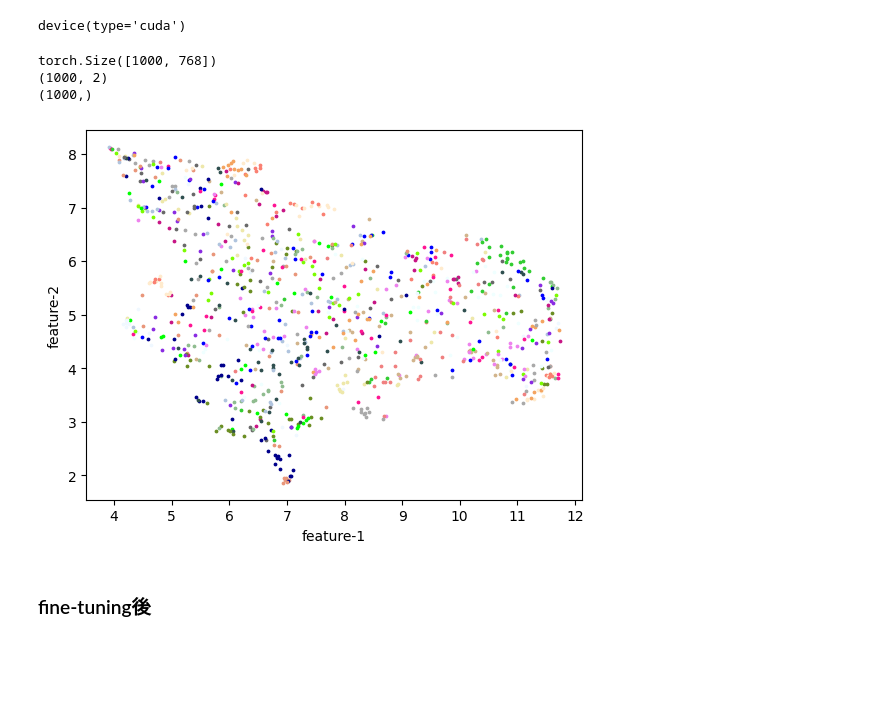
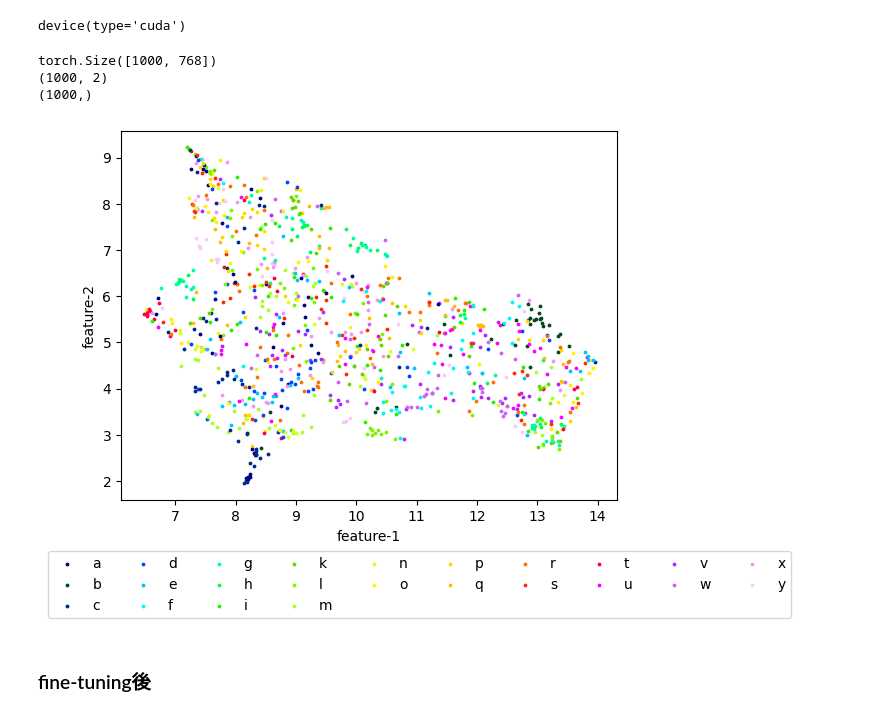
Before and after one commit to HoriiLabWork/lab-work, a Jupyter notebook: asl_vit_finetuning.ipynb, the cells around one changed output. Drawn from its saved outputs; the diff is of its cells as text; code cells hidden in the pictures; blank space fills up the shorter version.

Commit message:
asl change color

```diff
--- a/asl_vit_finetuning.ipynb
+++ b/asl_vit_finetuning.ipynb
@@ -388,6 +388,7 @@ from umap import UMAP
 
 import matplotlib.pyplot as plt
 import matplotlib.colors as colors
+import matplotlib.cm as cm
 import random
 
 def choose_colors(num_colors):
@@ -400,37 +401,45 @@ def plot_tokens(tokens, labels, label2color):
     # tsne = TSNE(n_components=2)
     # zs = tsne.fit_transform(tokens.numpy())
     umap = UMAP()
     zs = umap.fit_transform(tokens.numpy())
     ys = labels.numpy()
     print(zs.shape)
     print(ys.shape)
     fig = plt.figure()
     ax = fig.add_subplot()
     ax.set_xlabel('feature-1')
     ax.set_ylabel('feature-2')
+    cmap = cm.get_cmap('gist_ncar')
 
+    label2point = {}
     for x, y in zip(zs, ys):
         mp = ax.scatter(x[0], x[1],
                         alpha=1,
                         label=id2label[y],
-                        c=label2color[y],
-                        s=3,
-                        cmap="jet")
+                        # c=label2color[y],
+                        c=y,
+                        cmap=cmap,
+                        vmin=0,
+                        vmax=len(set(ys)),
+                        s=3,)
+        label2point[id2label[y]] = mp
+    labels, handles = zip(*sorted(label2point.items()))
+    fig.legend(handles, labels, bbox_to_anchor=(0, -0.15), loc='lower left', ncol=10)
     plt.show()
 
 label2color = choose_colors(len(label2id))
 
 tokens, labels = CLE_tokens(non_finetuned_model.to(device),
                             feature_extractor,
                             test_dataset,
                             device)
 print(tokens.shape)
 plot_tokens(tokens, labels, label2color)
 # %% [output]
 torch.Size([1000, 768])
 (1000, 2)
 (1000,)
-[figure, old version]
+[figure, new version]
 # %% [markdown]
 ### fine-tuning後
 # %%
```
Also changed, not shown: parts of 1 cell of this notebook.
